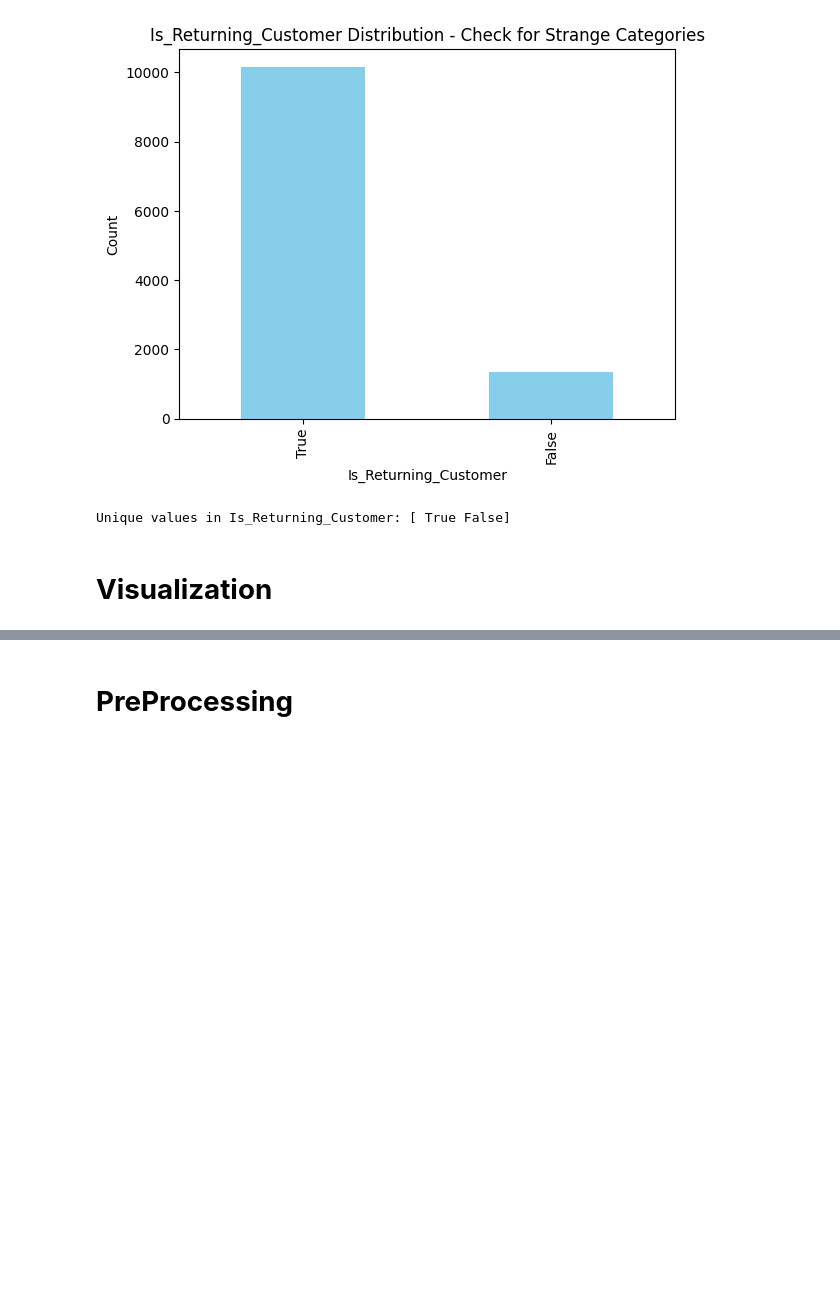
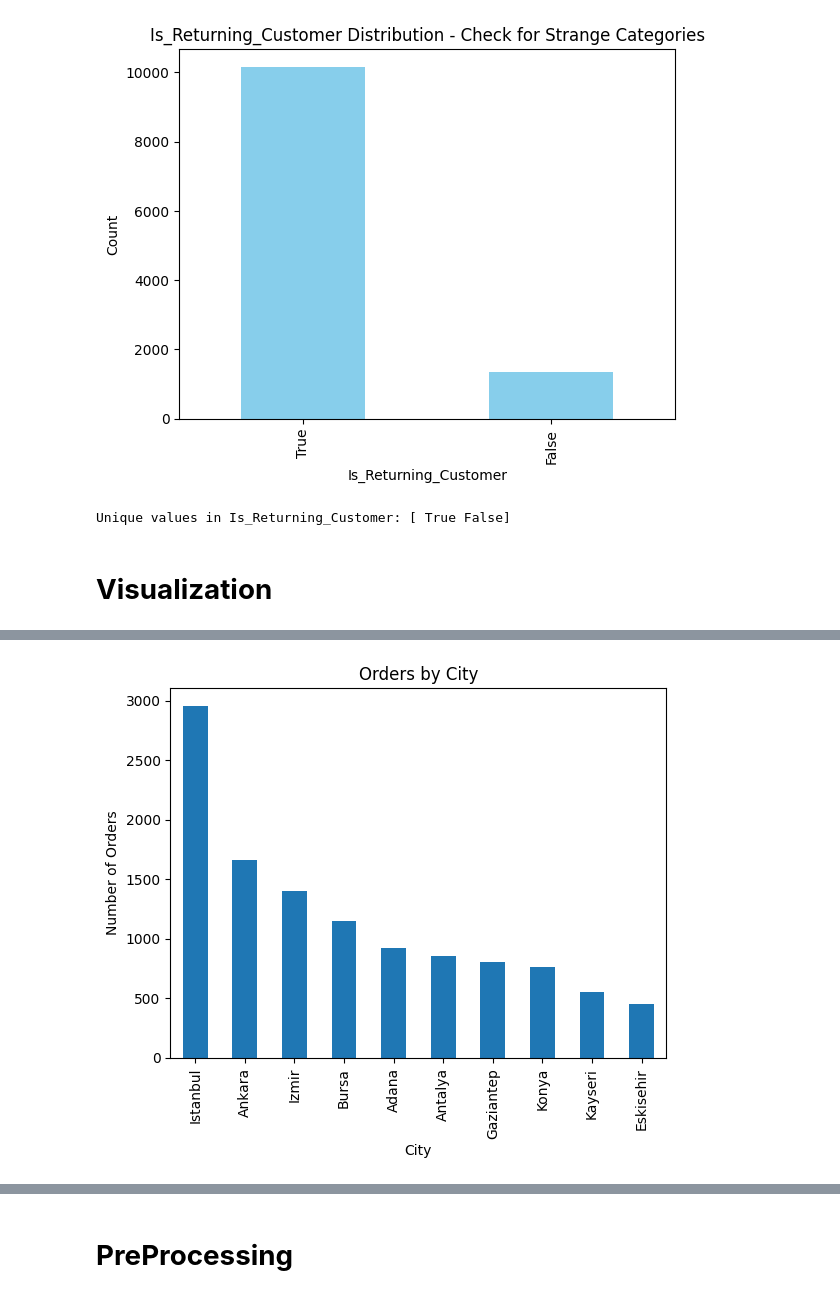
Before and after one commit to shahdelmasry12/Data-Mining-Project, a Jupyter notebook: ecommerce_customer_behavior_dataset_v2.ipynb, the cells around one changed output, grey strips where cells are left out. Drawn from its saved outputs; the diff is of its cells as text; code cells hidden in the pictures; blank space fills up the shorter version.

```diff
--- a/ecommerce_customer_behavior_dataset_v2.ipynb
+++ b/ecommerce_customer_behavior_dataset_v2.ipynb
@@ -257,0 +276,12 @@ Unique values in Is_Returning_Customer: [ True False]
+# %%
+orders_by_city = df['City'].value_counts()
+
+plt.figure()
+orders_by_city.plot(kind='bar')
+plt.xlabel('City')
+plt.ylabel('Number of Orders')
+plt.title('Orders by City')
+
+plt.show()
+# %% [output]
+[figure, added]
```
Also changed, not shown: parts of 17 cells of this notebook.
